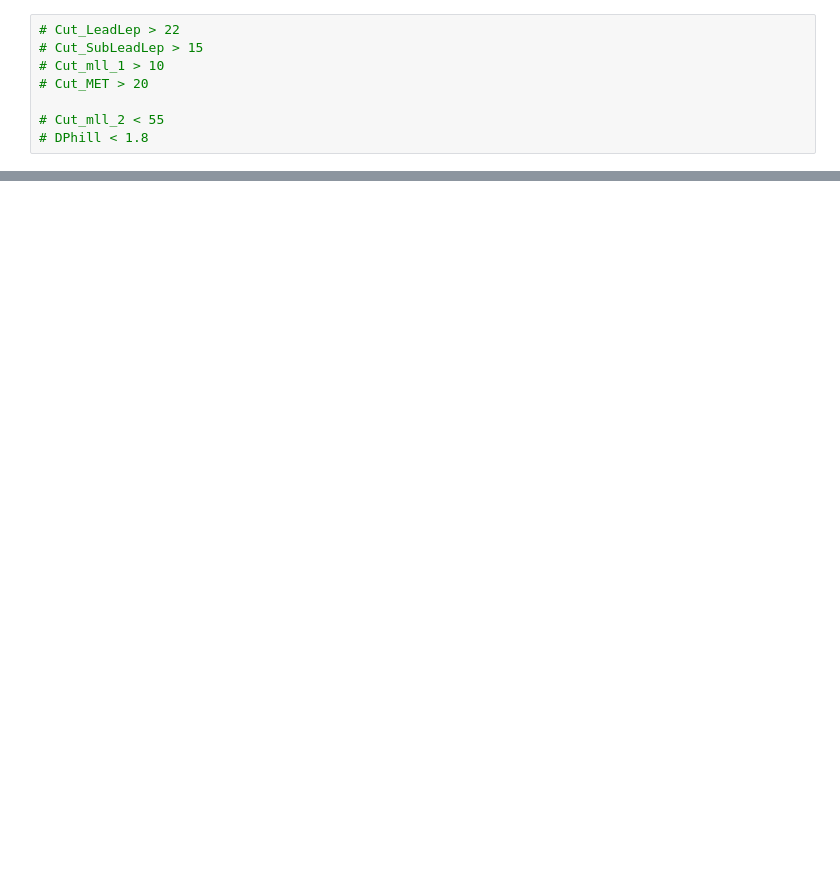
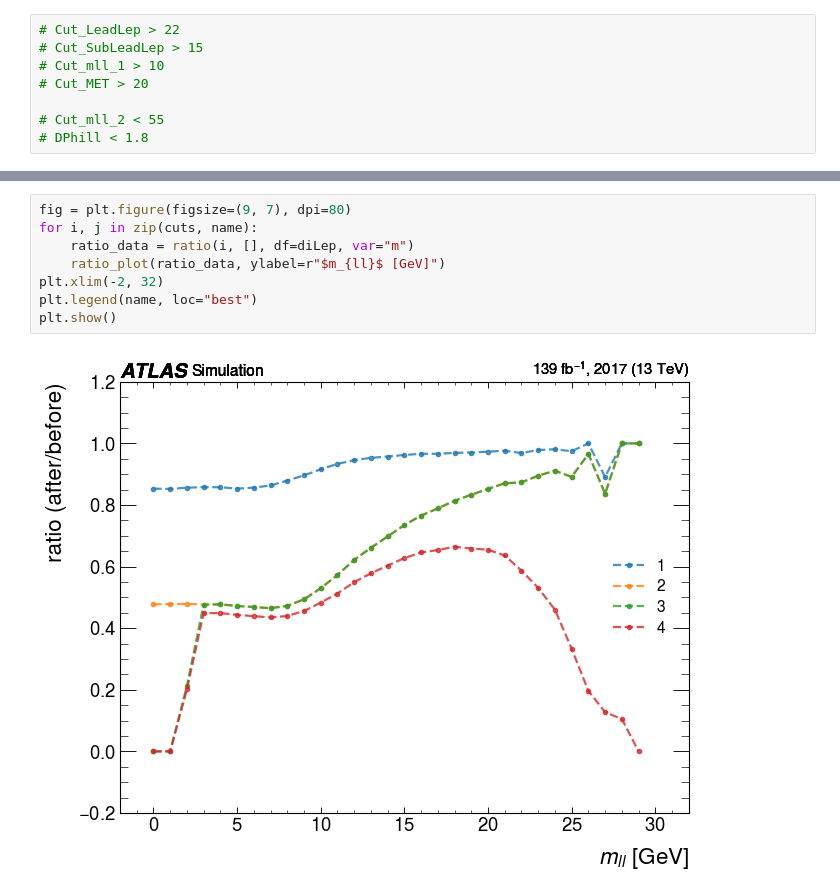
Before and after one commit to yygarypeng/Bell-Analysis, a Jupyter notebook: TRUTH3_dump_CutAnalysis/truth-analysis.ipynb, the cells around one changed output, grey strips where cells are left out. Drawn from its saved outputs; the diff is of its cells as text; blank space fills up the shorter version.

```diff
--- a/TRUTH3_dump_CutAnalysis/truth-analysis.ipynb
+++ b/TRUTH3_dump_CutAnalysis/truth-analysis.ipynb
@@ -200,0 +232,10 @@ Byz = 2.117
+# %%
+fig = plt.figure(figsize=(9, 7), dpi=80)
+for i, j in zip(cuts, name):
+    ratio_data = ratio(i, [], df=diLep, var="m")
+    ratio_plot(ratio_data, ylabel=r"$m_{ll}$ [GeV]")
+plt.xlim(-2, 32)
+plt.legend(name, loc="best")
+plt.show()
+# %% [output]
+[figure, added]
```
Also changed, not shown: parts of 38 cells of this notebook.
